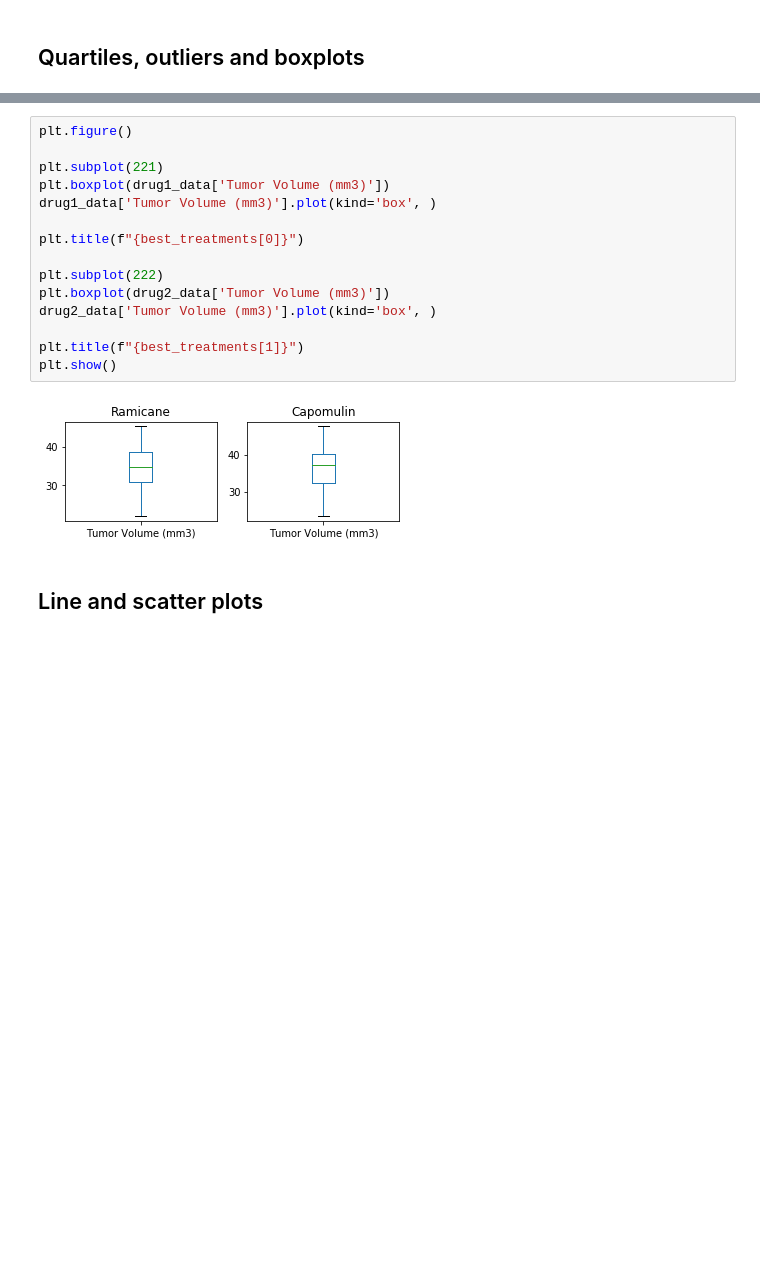
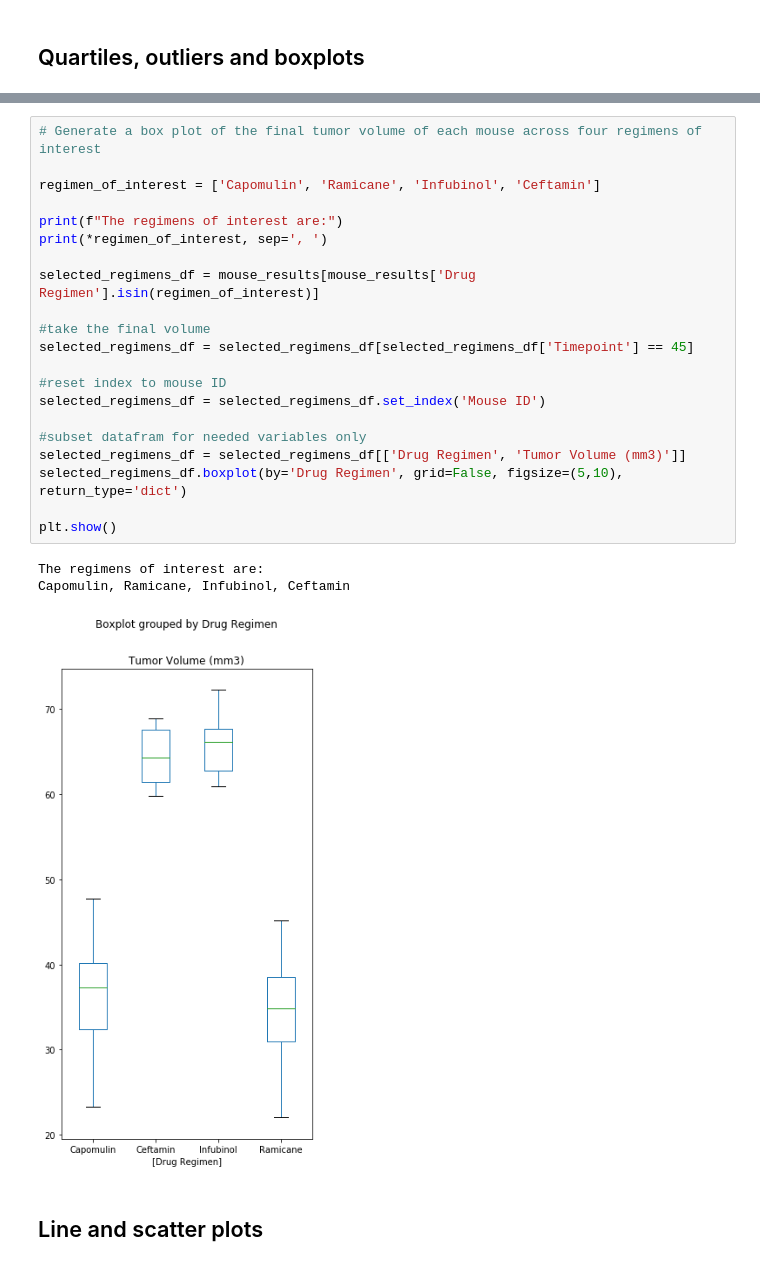
Before and after one commit to etumi/matplotlib-challenge, a Jupyter notebook: pymaceuticals_starter.ipynb, the cells around one changed output, grey strips where cells are left out. Saved outputs shown, nothing was run; the diff lists cells and outputs as text; blank space fills up the shorter version.

```diff
--- a/pymaceuticals_starter.ipynb
+++ b/pymaceuticals_starter.ipynb
@@ -245,20 +254,28 @@ Ramicane, Capomulin, Propriva, Ceftamin
-# %%
-plt.figure()
-
-plt.subplot(221)
-plt.boxplot(drug1_data['Tumor Volume (mm3)'])
-drug1_data['Tumor Volume (mm3)'].plot(kind='box', )
-
-plt.title(f"{best_treatments[0]}")
-
-plt.subplot(222)
-plt.boxplot(drug2_data['Tumor Volume (mm3)'])
-drug2_data['Tumor Volume (mm3)'].plot(kind='box', )
-
-plt.title(f"{best_treatments[1]}")
-plt.show()
-# %% [output]
-[figure, removed]
+# %%
+# Generate a box plot of the final tumor volume of each mouse across four regimens of interest
+
+regimen_of_interest = ['Capomulin', 'Ramicane', 'Infubinol', 'Ceftamin']
+
+print(f"The regimens of interest are:")
+print(*regimen_of_interest, sep=', ')
+
+selected_regimens_df = mouse_results[mouse_results['Drug Regimen'].isin(regimen_of_interest)]
+
+#take the final volume
+selected_regimens_df = selected_regimens_df[selected_regimens_df['Timepoint'] == 45]
+
+#reset index to mouse ID
+selected_regimens_df = selected_regimens_df.set_index('Mouse ID')
+
+#subset datafram for needed variables only
+selected_regimens_df = selected_regimens_df[['Drug Regimen', 'Tumor Volume (mm3)']]
+selected_regimens_df.boxplot(by='Drug Regimen', grid=False, figsize=(5,10), return_type='dict')
+
+plt.show()
+# %% [output]
+The regimens of interest are:
+Capomulin, Ramicane, Infubinol, Ceftamin
+[figure, added]
 # %% [markdown]
 ## Line and scatter plots
 # %%
```
Also changed, not shown: parts of 8 cells of this notebook.
